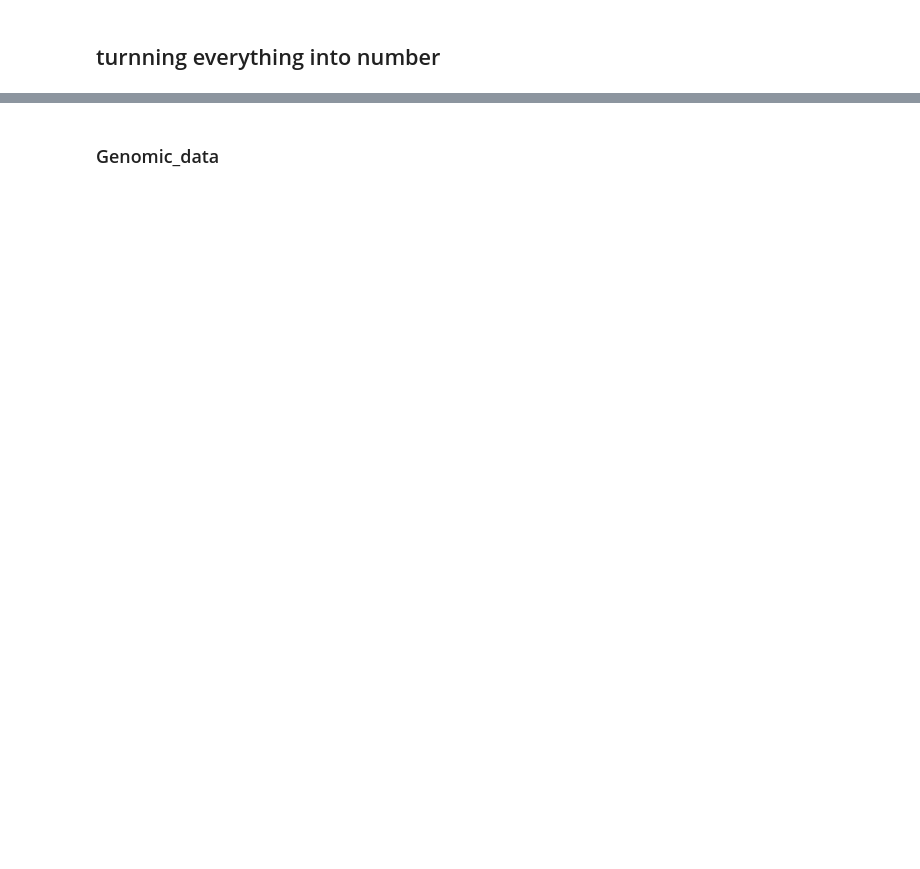
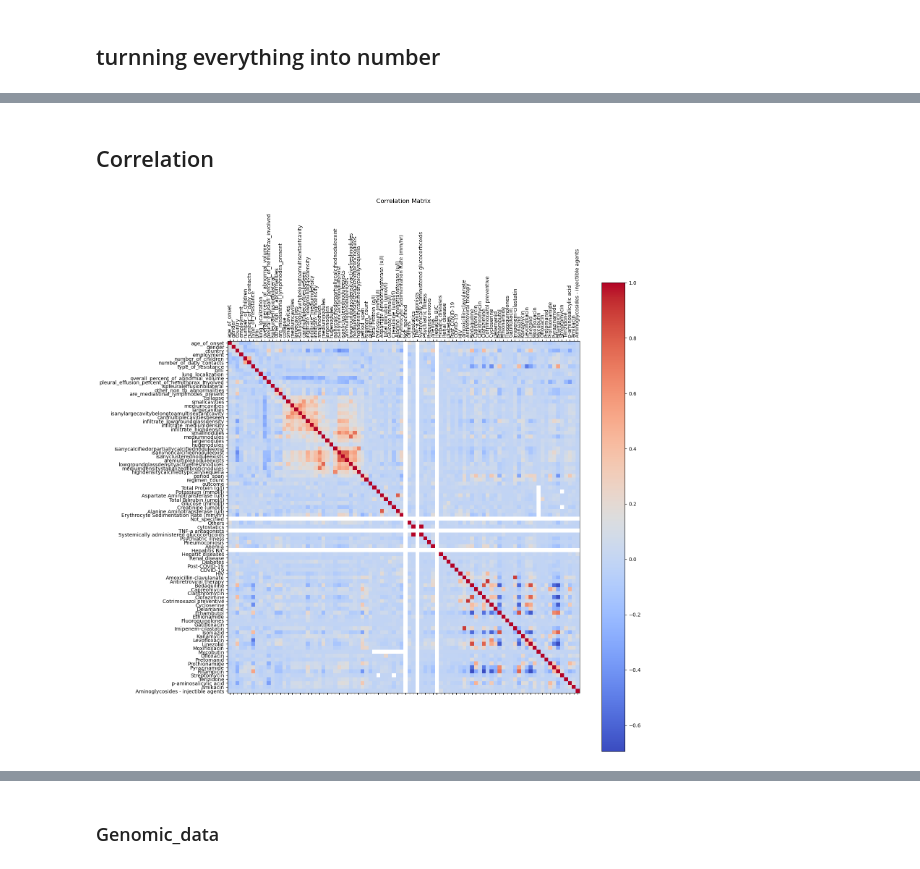
Before and after one commit to linfeng-wang/TBpt, a Jupyter notebook: Analysis/EDA.ipynb, the cells around one changed output, grey strips where cells are left out. Saved outputs shown, nothing was run; the diff lists cells and outputs as text; code cells hidden in the pictures; blank space fills up the shorter version.

```diff
--- a/Analysis/EDA.ipynb
+++ b/Analysis/EDA.ipynb
@@ -253,7 +258,7 @@ drugs = ['Amoxicillin-clavulanate', 'Antiretroviral therapy',
        'Moxifloxacin', 'Mycobutin', 'Ofloxacin', 'Pretomanid',
        'Prothionamide', 'Pyrazinamide', 'Rifampicin', 'Streptomycin',
        'Terizidone', 'p-aminosalicylic acid', 'Amikacin',
-       'Aminoglycosides - injectible agents', 'Rifampicin']
+       'Aminoglycosides - injectible agents']
 
 # Removing duplicates by converting the list to a set and back to a list to preserve order
 unique_drugs = list(dict.fromkeys(drugs))
@@ -271,13 +276,14 @@ def encode_drugs(drug_list):
             _ = [x.replace('Gatifloxacin 0.5', 'Gatifloxacin') for x in _]
             _ohe = [1 if y in _ else 0 for y in drugs]
             outlist.append(_ohe)
+        # print(outlist)
     # transposed_list = list(map(list, zip(*outlist)))
-    df = pd.DataFrame(encoded_data, columns=drugs)
+    df = pd.DataFrame(outlist, columns=drugs)
     return df
 
 # Apply the encoding to each record in the dataset
 encoded_data = encode_drugs(merged_data['regimen_drug'])
-# encoded_data.reset_index(drop=True, inplace=True)
-# merged_data.reset_index(drop=True, inplace=True)
-# merged_data = pd.concat([merged_data, encoded_data], axis=1)
-# merged_data = merged_data.drop(columns=['regimen_drug'])
+encoded_data.reset_index(drop=True, inplace=True)
+merged_data.reset_index(drop=True, inplace=True)
+merged_data = pd.concat([merged_data, encoded_data], axis=1)
+merged_data = merged_data.drop(columns=['regimen_drug'])
@@ -391,0 +387,2 @@ merged_data.to_csv('./organised_data.csv', index=False)
+# %%
+merged_data1 = merged_data.drop(columns =['condition_id'])
@@ -391,0 +411,33 @@ merged_data.to_csv('./organised_data.csv', index=False)
+# %% [markdown]
+## Correlation
+# %%
+merged_data1
+import matplotlib.pyplot as plt
+import pandas as pd
+import numpy as np
+
+# Assuming 'merged_data1' is your DataFrame
+corr_matrix = merged_data1.corr()
+
+fig, ax = plt.subplots(figsize=(16, 16))  # Set size of the figure
+
+# Create a heatmap
+cax = ax.matshow(corr_matrix, cmap='coolwarm')  # 'coolwarm' is a visually pleasing colormap for correlation matrices
+
+# Add colorbar to interpret values
+fig.colorbar(cax)
+
+# Set ticks and labels
+ticks = np.arange(0, len(corr_matrix.columns), 1)
+ax.set_xticks(ticks)
+ax.set_yticks(ticks)
+ax.set_xticklabels(corr_matrix.columns, rotation=90)  # Rotate x-axis labels for better readability
+ax.set_yticklabels(corr_matrix.columns)
+
+# Optional: Add a title and adjust layout
+plt.title('Correlation Matrix', pad=20)
+plt.tight_layout()  # Adjust layout to make room for the rotated x-axis labels
+
+plt.show()
+# %% [output]
+[figure, added]
```
Also changed, not shown: parts of 13 cells of this notebook.
